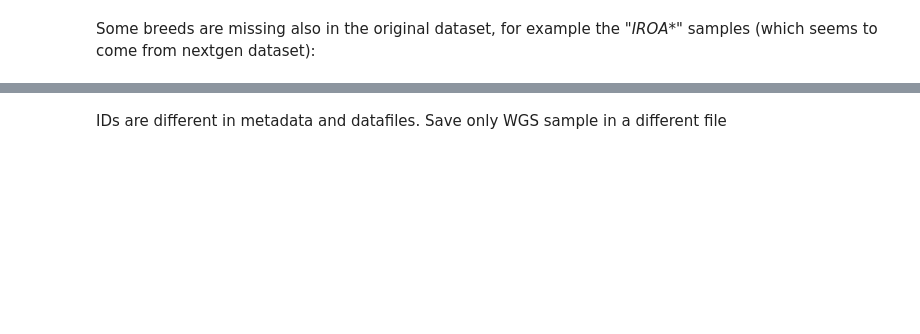
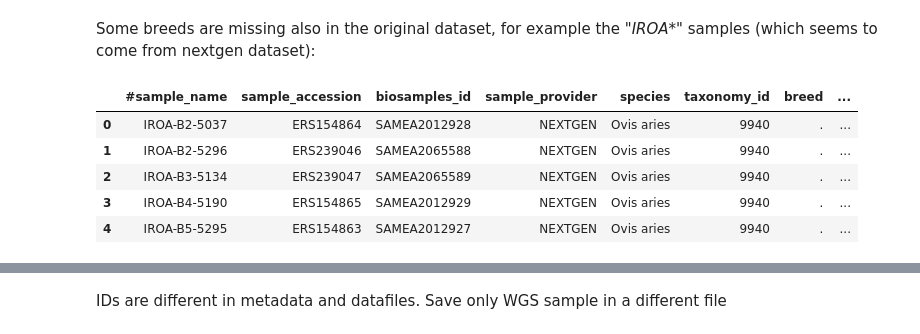
Before and after one commit to cnr-ibba/SMARTER-database, a Jupyter notebook: notebooks/exploratory/0.17.2-bunop-isheep_dataset.ipynb, the cells around one changed output, grey strips where cells are left out. Drawn from its saved outputs; the diff is of its cells as text; code cells hidden in the pictures; blank space fills up the shorter version.

```diff
--- a/notebooks/exploratory/0.17.2-bunop-isheep_dataset.ipynb
+++ b/notebooks/exploratory/0.17.2-bunop-isheep_dataset.ipynb
@@ -391,7 +538,14 @@ isheep_WGS[isheep_WGS["Breed"] == " -"]
 # %% [markdown]
 Some breeds are missing also in the original dataset, for example the "*IROA\**" samples (which seems to come from nextgen dataset):
 # %%
-nextgenfile = str(get_project_dir() / "data/external/SHE/ISHEEP/ovis.sample_index")
+nextgenfile = str(isheep_data_path / "ovis.sample_index")
 nextgen = pd.read_table(nextgenfile, skiprows=10)
 nextgen.head()
+# %% [output]
+|  | #sample_name | sample_accession | biosamples_id | sample_provider | species | taxonomy_id | breed | ... |
+| 0 | IROA-B2-5037 | ERS154864 | SAMEA2012928 | NEXTGEN | Ovis aries | 9940 | . | ... |
+| 1 | IROA-B2-5296 | ERS239046 | SAMEA2065588 | NEXTGEN | Ovis aries | 9940 | . | ... |
+| 2 | IROA-B3-5134 | ERS239047 | SAMEA2065589 | NEXTGEN | Ovis aries | 9940 | . | ... |
+| 3 | IROA-B4-5190 | ERS154865 | SAMEA2012929 | NEXTGEN | Ovis aries | 9940 | . | ... |
+| 4 | IROA-B5-5295 | ERS154863 | SAMEA2012927 | NEXTGEN | Ovis aries | 9940 | . | ... |
 # %% [markdown]
```
Also changed, not shown: parts of 34 cells of this notebook.
